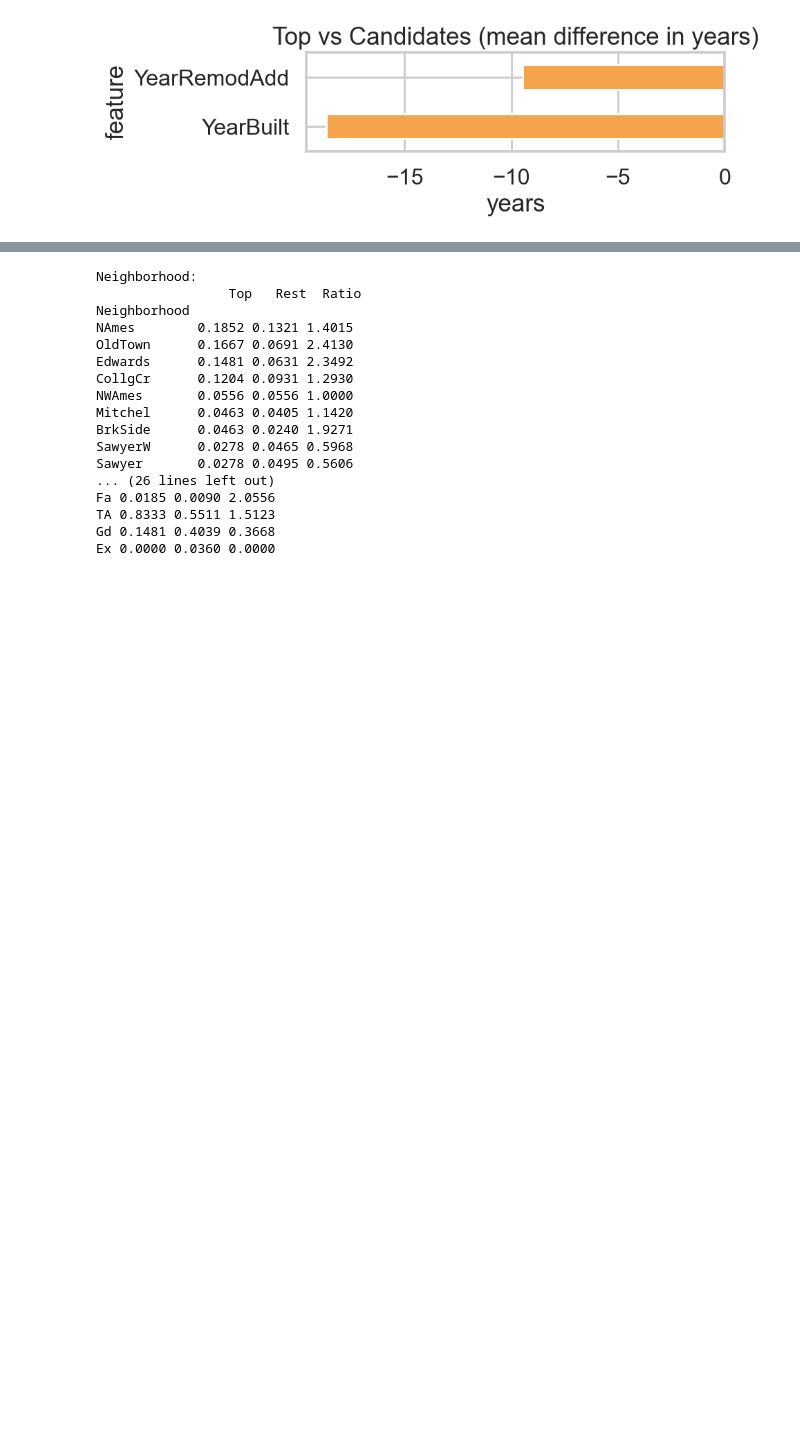
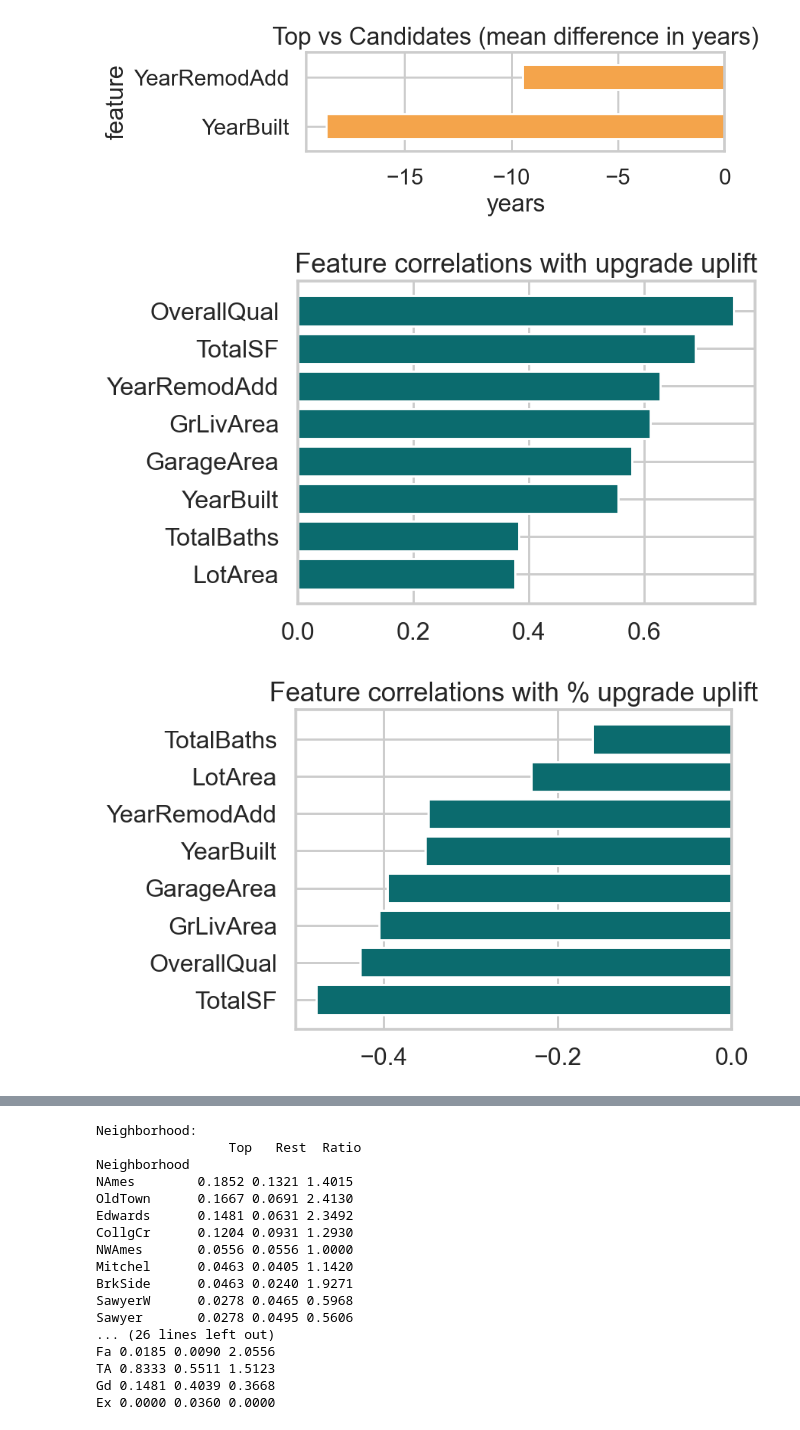
Before and after one commit to asilbert/MLProject, a Jupyter notebook: MLProject_V4.ipynb, the cells around one changed output, grey strips where cells are left out. Saved outputs shown, nothing was run; the diff lists cells and outputs as text; code cells hidden in the pictures; blank space fills up the shorter version.

Commit message:
V4 Heatmaps generated

```diff
--- a/MLProject_V4.ipynb
+++ b/MLProject_V4.ipynb
@@ -1851,0 +1880,32 @@ plot_numeric_diffs(tbl_top_vs_candidates)
+# %%
+import matplotlib.pyplot as plt
+
+W = dict(top="#0B6B6E", rest="#C7E0DB", ratio="#F4A44B")
+
+def plot_spearman_bars(rho_df: pd.DataFrame, title="Feature correlations with upgrade uplift"):
+    df = rho_df.dropna(subset=["rho"]).copy().sort_values("rho")
+    plt.figure(figsize=(6.6, 4.2), dpi=140)
+    plt.barh(df["feature"], df["rho"].values, color=W["top"])
+    plt.title(title)
+    plt.xlabel("")
+    # plt.xlim(0, max(0.01, df["rho"].max()*1.05)) if (df["rho"]>=0).all() else None
+    # for y, v in zip(range(len(df)), df["rho"].values):
+    #     plt.text(v + (0.015 if v>=0 else -0.015), y, f"{v:.2f}", va="center",
+    #              ha="left" if v>=0 else "right", fontsize=9, color="#333")
+    plt.tight_layout(); plt.show()
+# %%
+NUMERIC_FEATS = [
+    "GarageArea","GrLivArea","TotalSF","YearBuilt",
+    "LotArea","OverallQual","YearRemodAdd","TotalBaths"
+]
+
+# A) Top20% vs uplift in dollars
+rho_top_dollars = spearman_vs_uplift(X_fe, top20pct, NUMERIC_FEATS, uplift_col="stacked_uplift")
+plot_spearman_bars(rho_top_dollars, "Feature correlations with upgrade uplift")
+
+# B) (Optional) use % uplift instead
+rho_top_pct = spearman_vs_uplift(X_fe, top20pct, NUMERIC_FEATS, uplift_col="stacked_uplift_pct")
+plot_spearman_bars(rho_top_pct, "Feature correlations with % upgrade uplift")
+# %% [output]
+[figure, added]
+[figure, added]
```
Also changed, not shown: parts of 10 cells of this notebook.
